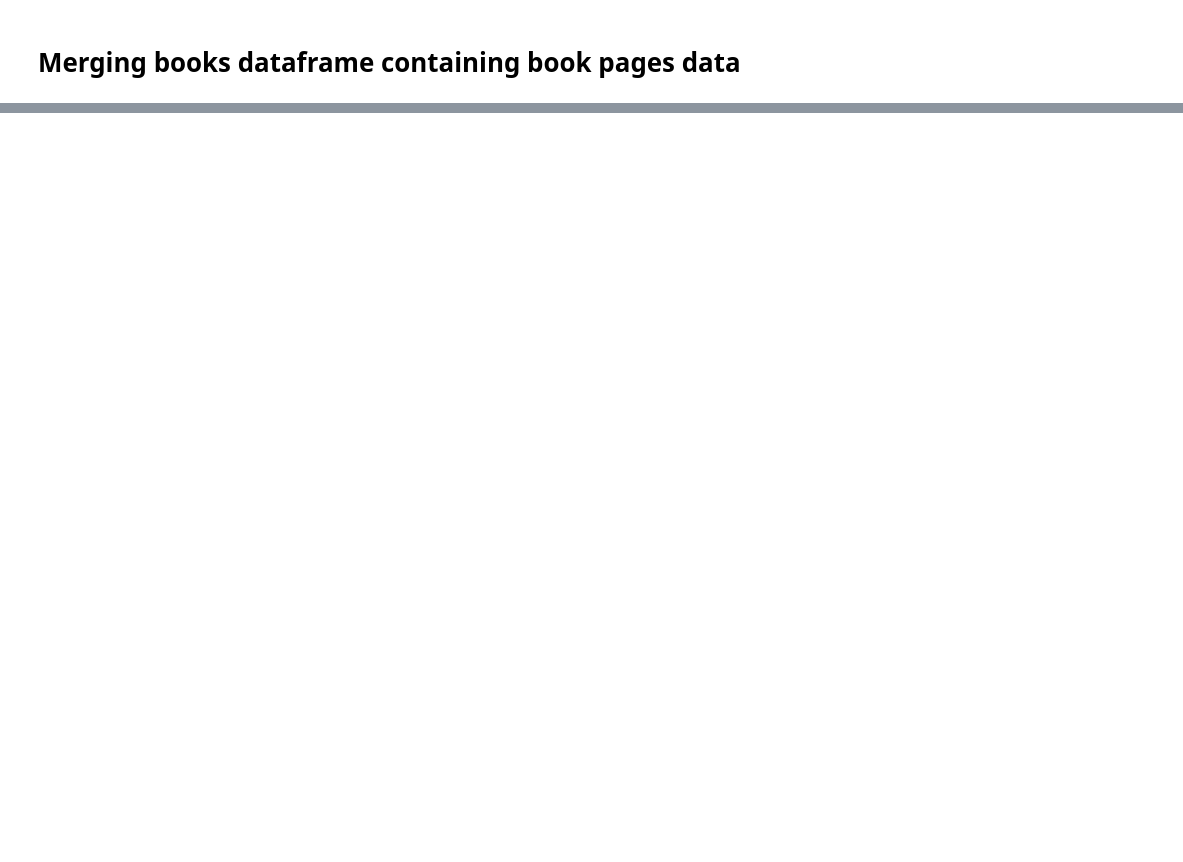
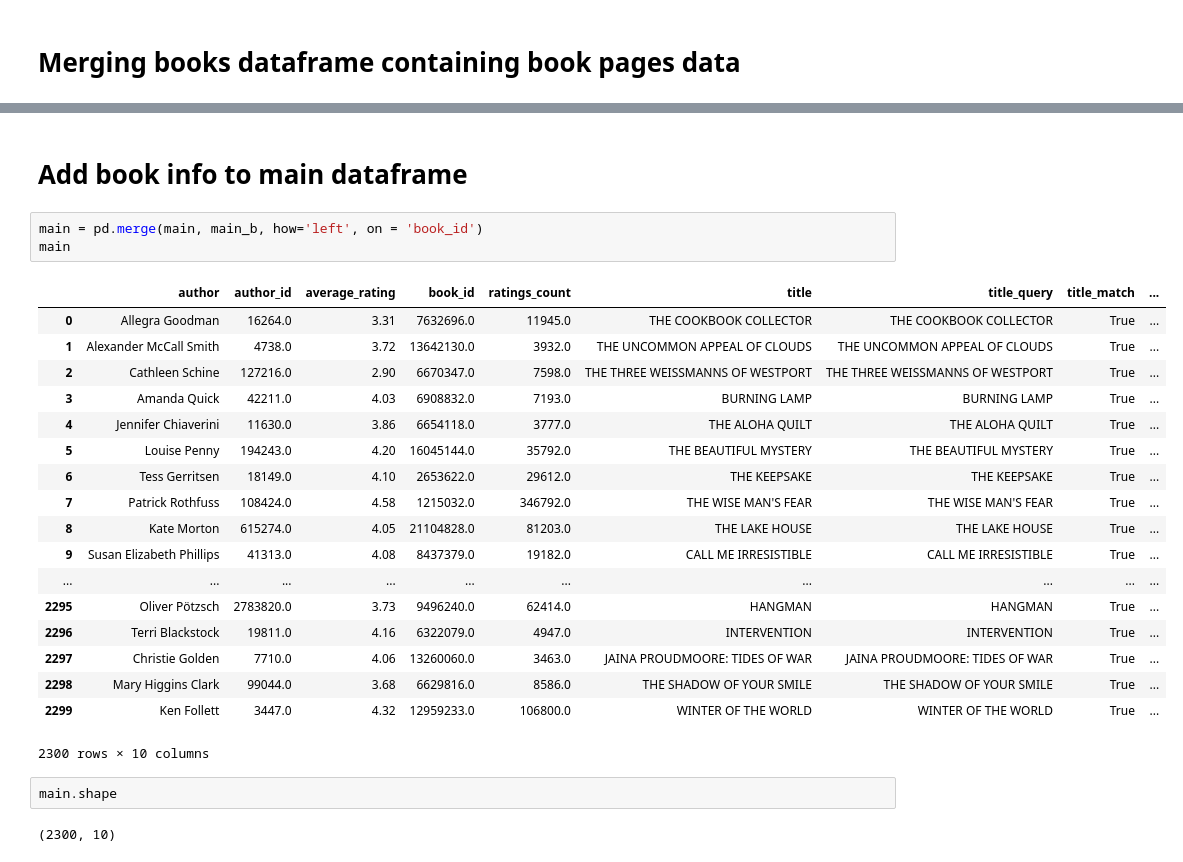
Before and after one commit to loisr/Mod-1-Project, a Jupyter notebook: Goodreads data.ipynb, the cells around one changed output, grey strips where cells are left out. Cells and saved outputs as stored; diff of their text form; blank space fills up the shorter version.

```diff
--- a/Goodreads data.ipynb
+++ b/Goodreads data.ipynb
@@ -72,0 +159,28 @@ dfb2 = pd.read_csv('book_data2.csv')
+# %% [markdown]
+# Add book info to main dataframe
+# %%
+main = pd.merge(main, main_b, how='left', on = 'book_id')
+main
+# %% [output]
+|  | author | author_id | average_rating | book_id | ratings_count | title | title_query | title_match | ... |
+| 0 | Allegra Goodman | 16264.0 | 3.31 | 7632696.0 | 11945.0 | THE COOKBOOK COLLECTOR | THE COOKBOOK COLLECTOR | True | ... |
+| 1 | Alexander McCall Smith | 4738.0 | 3.72 | 13642130.0 | 3932.0 | THE UNCOMMON APPEAL OF CLOUDS | THE UNCOMMON APPEAL OF CLOUDS | True | ... |
+| 2 | Cathleen Schine | 127216.0 | 2.90 | 6670347.0 | 7598.0 | THE THREE WEISSMANNS OF WESTPORT | THE THREE WEISSMANNS OF WESTPORT | True | ... |
+| 3 | Amanda Quick | 42211.0 | 4.03 | 6908832.0 | 7193.0 | BURNING LAMP | BURNING LAMP | True | ... |
+| 4 | Jennifer Chiaverini | 11630.0 | 3.86 | 6654118.0 | 3777.0 | THE ALOHA QUILT | THE ALOHA QUILT | True | ... |
+| 5 | Louise Penny | 194243.0 | 4.20 | 16045144.0 | 35792.0 | THE BEAUTIFUL MYSTERY | THE BEAUTIFUL MYSTERY | True | ... |
+| 6 | Tess Gerritsen | 18149.0 | 4.10 | 2653622.0 | 29612.0 | THE KEEPSAKE | THE KEEPSAKE | True | ... |
+| 7 | Patrick Rothfuss | 108424.0 | 4.58 | 1215032.0 | 346792.0 | THE WISE MAN'S FEAR | THE WISE MAN'S FEAR | True | ... |
+| 8 | Kate Morton | 615274.0 | 4.05 | 21104828.0 | 81203.0 | THE LAKE HOUSE | THE LAKE HOUSE | True | ... |
+| 9 | Susan Elizabeth Phillips | 41313.0 | 4.08 | 8437379.0 | 19182.0 | CALL ME IRRESISTIBLE | CALL ME IRRESISTIBLE | True | ... |
+| ... | ... | ... | ... | ... | ... | ... | ... | ... | ... |
+| 2295 | Oliver Pötzsch | 2783820.0 | 3.73 | 9496240.0 | 62414.0 | HANGMAN | HANGMAN | True | ... |
+| 2296 | Terri Blackstock | 19811.0 | 4.16 | 6322079.0 | 4947.0 | INTERVENTION | INTERVENTION | True | ... |
+| 2297 | Christie Golden | 7710.0 | 4.06 | 13260060.0 | 3463.0 | JAINA PROUDMOORE: TIDES OF WAR | JAINA PROUDMOORE: TIDES OF WAR | True | ... |
+| 2298 | Mary Higgins Clark | 99044.0 | 3.68 | 6629816.0 | 8586.0 | THE SHADOW OF YOUR SMILE | THE SHADOW OF YOUR SMILE | True | ... |
+| 2299 | Ken Follett | 3447.0 | 4.32 | 12959233.0 | 106800.0 | WINTER OF THE WORLD | WINTER OF THE WORLD | True | ... |
+2300 rows × 10 columns
+# %%
+main.shape
+# %% [output]
+(2300, 10)
```
Also changed, not shown: parts of 18 cells of this notebook, 1 other file.
